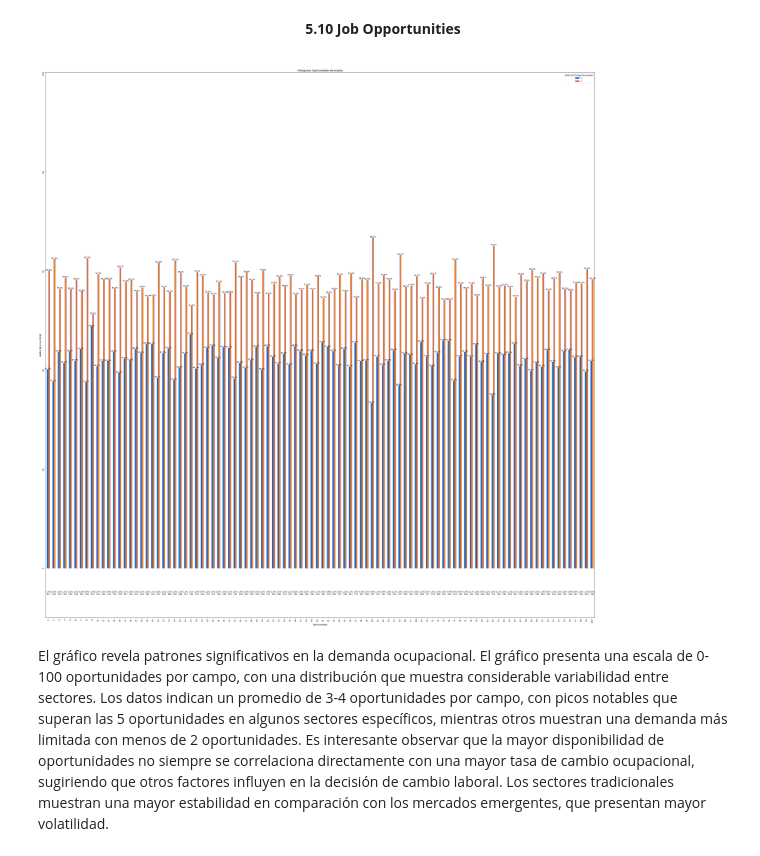
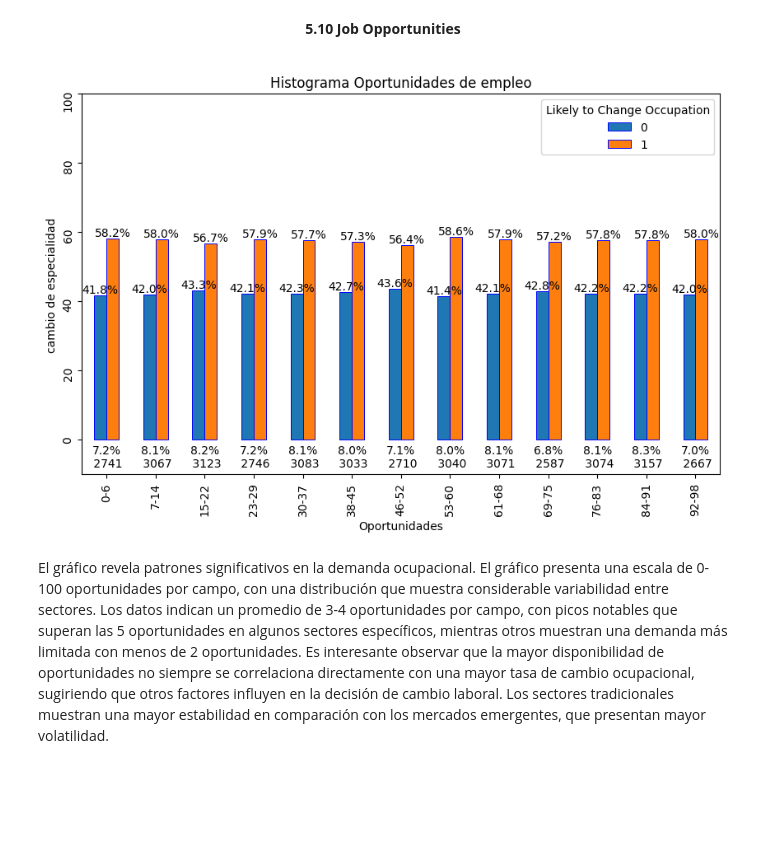
Before and after one commit to JD277/Field-vs-occupation, a Jupyter notebook: EDA.ipynb, the cells around one changed output. Saved outputs shown, nothing was run; the diff lists cells and outputs as text; code cells hidden in the pictures; blank space fills up the shorter version.

```diff
--- a/EDA.ipynb
+++ b/EDA.ipynb
@@ -482,13 +500,13 @@ plot_column(
 # %%
 plot_column(
-    'Job Opportunities',
+    'Job Opportunities Range',
     'Likely to Change Occupation',
     'Histograma Oportunidades de empleo',
     'Oportunidades',
     'cambio de especialidad',
-    (50,50))
+    (10,6))
 # %% [output]
-[figure, old version]
+[figure, new version]
 # %% [markdown]
 <head>
     <link rel="stylesheet" href="styles.css">
```
Also changed, not shown: parts of 7 cells of this notebook.
